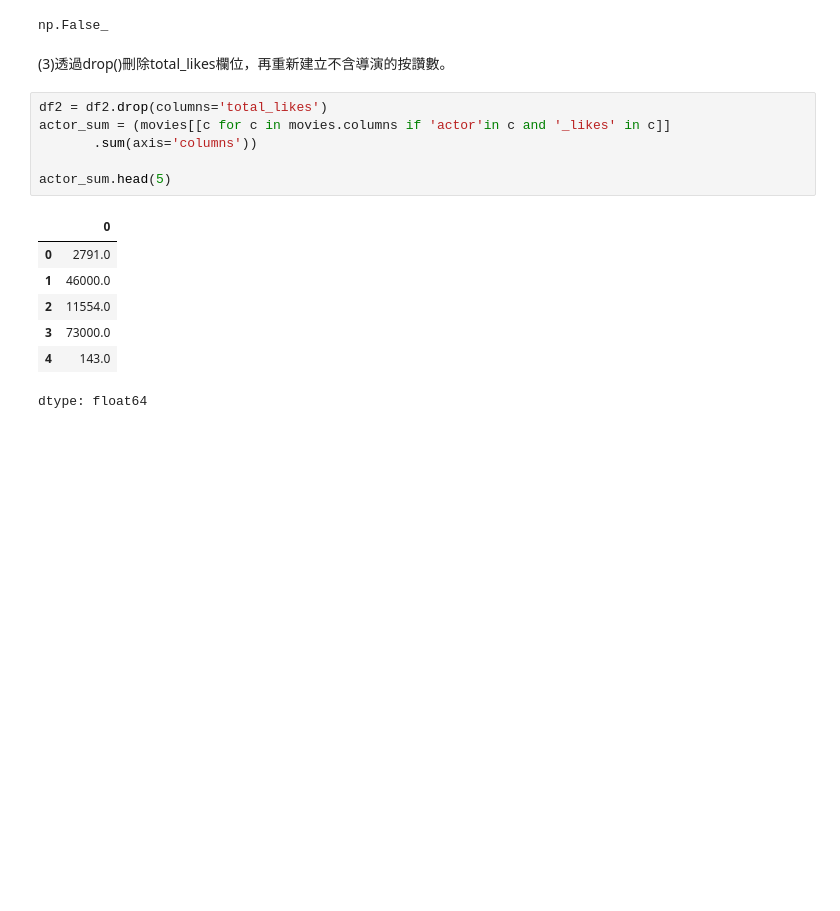
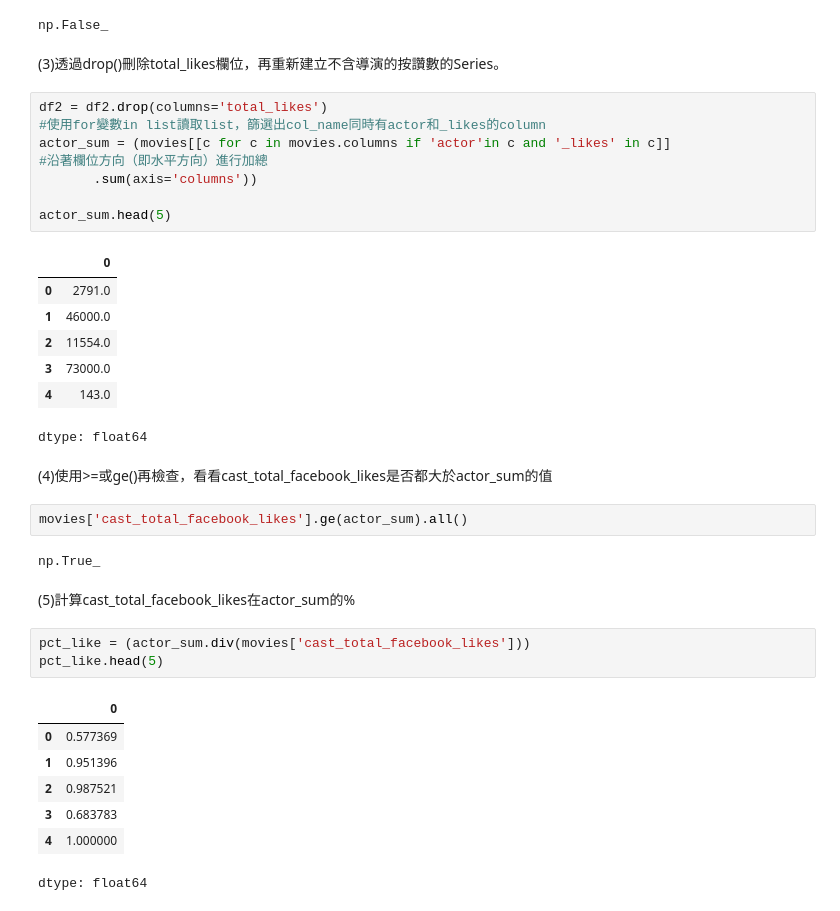
Before and after one commit to akilchen/pandas-, a Jupyter notebook: CH01_DataFrame與Series的基本操作.ipynb, the cells around one changed output. Cells and saved outputs as stored; diff of their text form; blank space fills up the shorter version.

```diff
--- a/CH01_DataFrame與Series的基本操作.ipynb
+++ b/CH01_DataFrame與Series的基本操作.ipynb
@@ -797,10 +797,12 @@ df2['is_cast_likes_more'].all()
 # %% [output]
 np.False_
 # %% [markdown]
-(3)透過drop()刪除total_likes欄位，再重新建立不含導演的按讚數。
+(3)透過drop()刪除total_likes欄位，再重新建立不含導演的按讚數的Series。
 # %%
 df2 = df2.drop(columns='total_likes')
+#使用for變數in list讀取list，篩選出col_name同時有actor和_likes的column
 actor_sum = (movies[[c for c in movies.columns if 'actor'in c and '_likes' in c]]
+#沿著欄位方向（即水平方向）進行加總
        .sum(axis='columns'))
 
 actor_sum.head(5)
@@ -812,3 +814,22 @@ actor_sum.head(5)
 | 3 | 73000.0 |
 | 4 | 143.0 |
 dtype: float64
+# %% [markdown]
+(4)使用>=或ge()再檢查，看看cast_total_facebook_likes是否都大於actor_sum的值
+# %%
+movies['cast_total_facebook_likes'].ge(actor_sum).all()
+# %% [output]
+np.True_
+# %% [markdown]
+(5)計算cast_total_facebook_likes在actor_sum的%
+# %%
+pct_like = (actor_sum.div(movies['cast_total_facebook_likes']))
+pct_like.head(5)
+# %% [output]
+|  | 0 |
+| 0 | 0.577369 |
+| 1 | 0.951396 |
+| 2 | 0.987521 |
+| 3 | 0.683783 |
+| 4 | 1.000000 |
+dtype: float64
```
Also changed, not shown: parts of 3 cells of this notebook.
